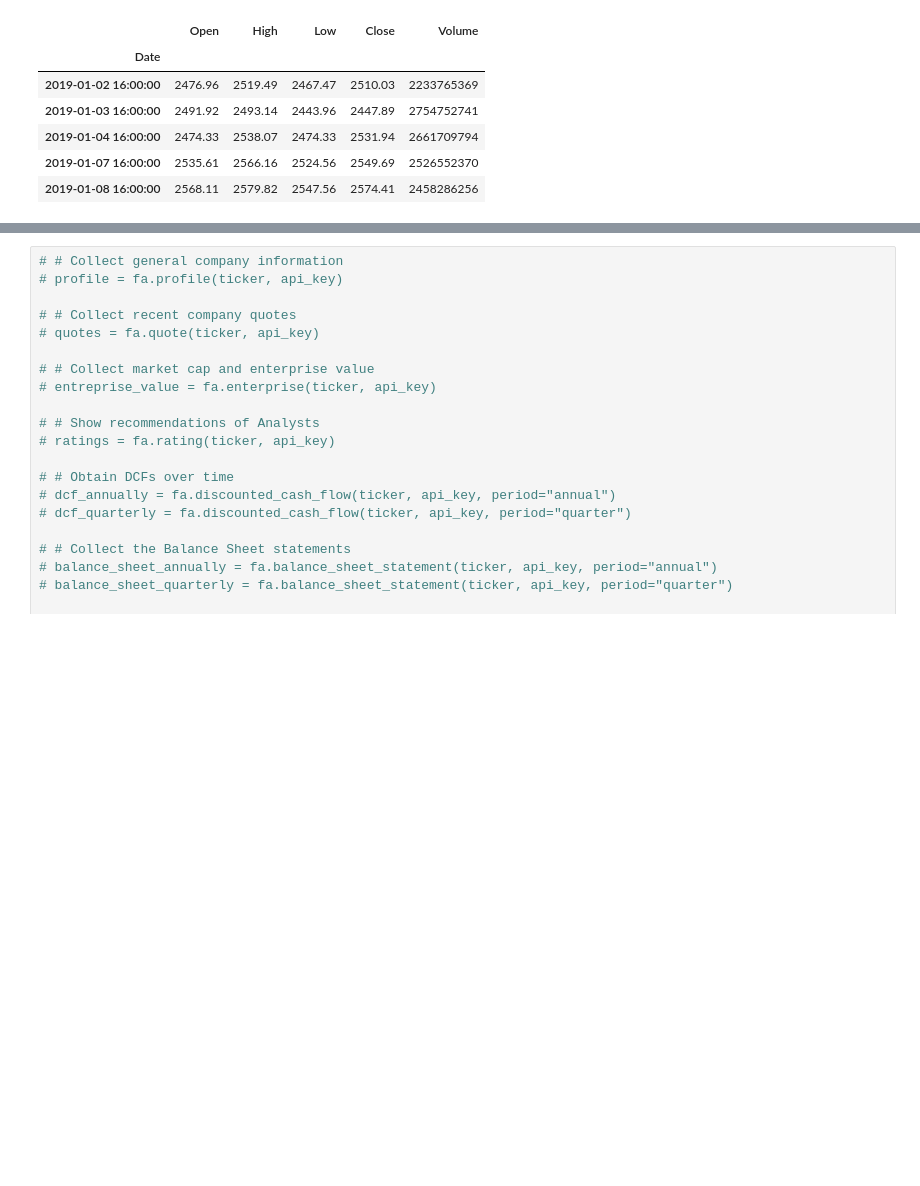
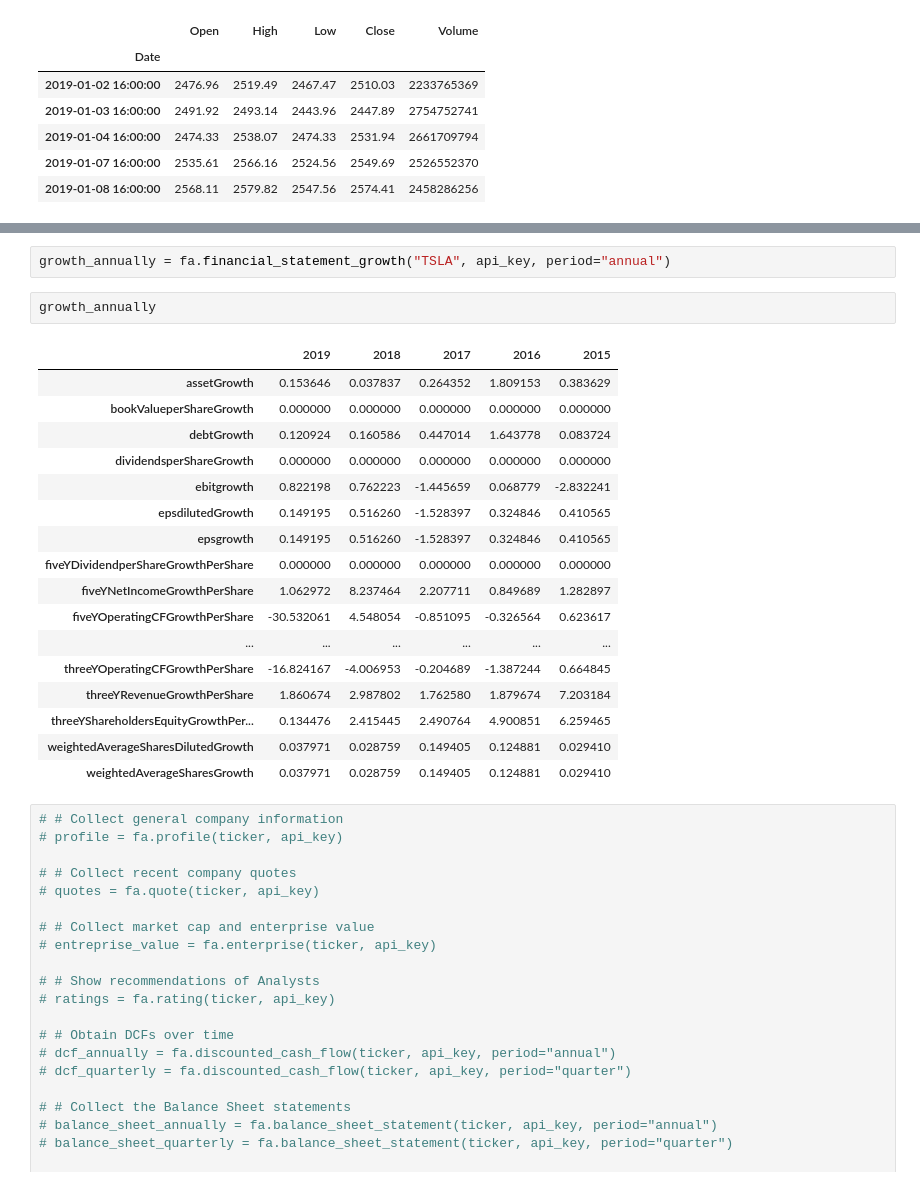
Before and after one commit to nipune/Most-Traded-International-Shares, a Jupyter notebook: Project1.ipynb, the cells around one changed output, grey strips where cells are left out. Drawn from its saved outputs; the diff is of its cells as text; blank space fills up the shorter version.

```diff
--- a/Project1.ipynb
+++ b/Project1.ipynb
@@ -219,3 +242,25 @@ joined_symbol_df.head(500)
+# %%
+growth_annually = fa.financial_statement_growth("TSLA", api_key, period="annual")
+# %%
+growth_annually
+# %% [output]
+|  | 2019 | 2018 | 2017 | 2016 | 2015 |
+| assetGrowth | 0.153646 | 0.037837 | 0.264352 | 1.809153 | 0.383629 |
+| bookValueperShareGrowth | 0.000000 | 0.000000 | 0.000000 | 0.000000 | 0.000000 |
+| debtGrowth | 0.120924 | 0.160586 | 0.447014 | 1.643778 | 0.083724 |
+| dividendsperShareGrowth | 0.000000 | 0.000000 | 0.000000 | 0.000000 | 0.000000 |
+| ebitgrowth | 0.822198 | 0.762223 | -1.445659 | 0.068779 | -2.832241 |
+| epsdilutedGrowth | 0.149195 | 0.516260 | -1.528397 | 0.324846 | 0.410565 |
+| epsgrowth | 0.149195 | 0.516260 | -1.528397 | 0.324846 | 0.410565 |
+| fiveYDividendperShareGrowthPerShare | 0.000000 | 0.000000 | 0.000000 | 0.000000 | 0.000000 |
+| fiveYNetIncomeGrowthPerShare | 1.062972 | 8.237464 | 2.207711 | 0.849689 | 1.282897 |
+| fiveYOperatingCFGrowthPerShare | -30.532061 | 4.548054 | -0.851095 | -0.326564 | 0.623617 |
+| ... | ... | ... | ... | ... | ... |
+| threeYOperatingCFGrowthPerShare | -16.824167 | -4.006953 | -0.204689 | -1.387244 | 0.664845 |
+| threeYRevenueGrowthPerShare | 1.860674 | 2.987802 | 1.762580 | 1.879674 | 7.203184 |
+| threeYShareholdersEquityGrowthPer... | 0.134476 | 2.415445 | 2.490764 | 4.900851 | 6.259465 |
+| weightedAverageSharesDilutedGrowth | 0.037971 | 0.028759 | 0.149405 | 0.124881 | 0.029410 |
+| weightedAverageSharesGrowth | 0.037971 | 0.028759 | 0.149405 | 0.124881 | 0.029410 |
 # %%
 # # Collect general company information
 # profile = fa.profile(ticker, api_key)
```
Also changed, not shown: parts of 4 cells of this notebook.
